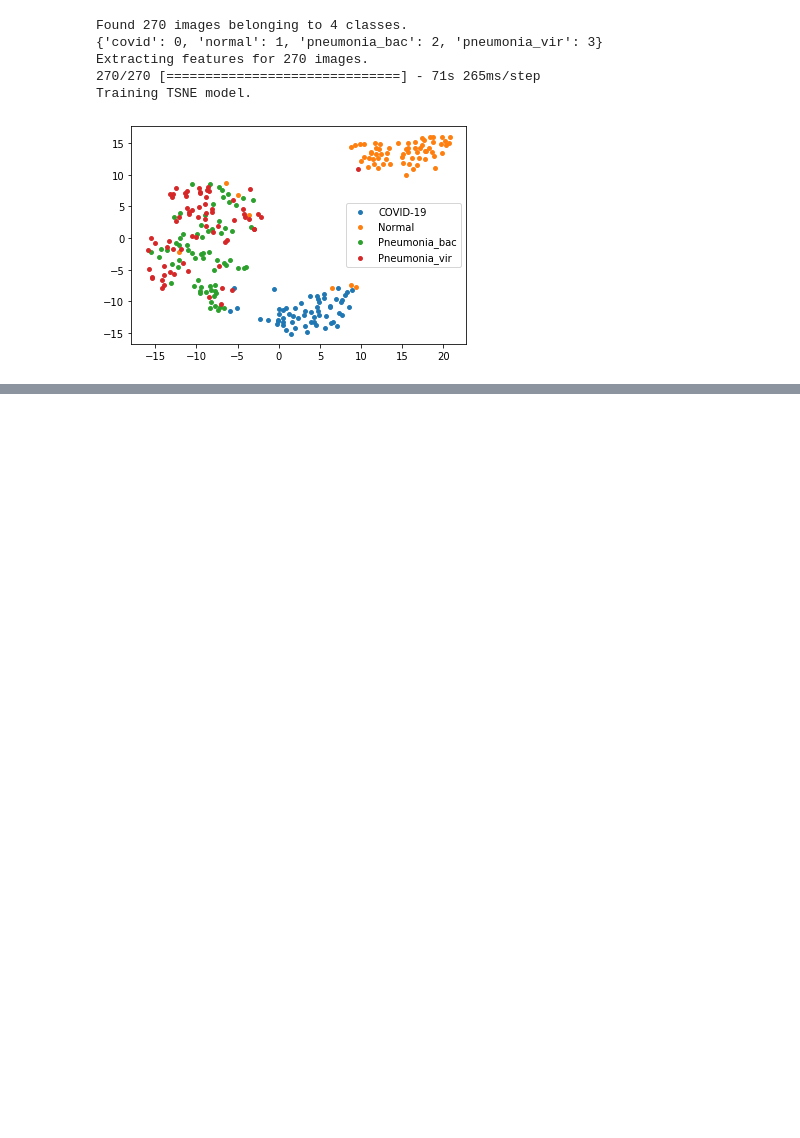
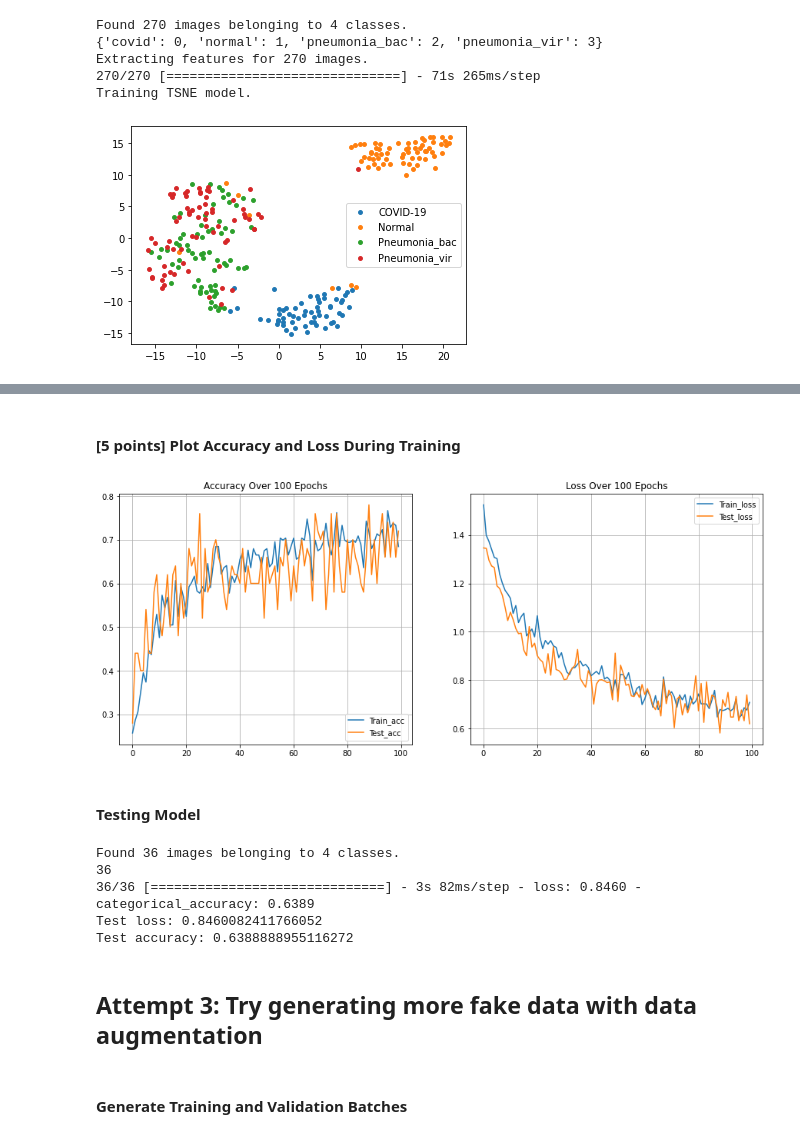
Before and after one commit to RichardChen123/CS440-Class-Challenge, a Jupyter notebook: task2.ipynb, the cells around one changed output, grey strips where cells are left out. Cells and saved outputs as stored; diff of their text form; code cells hidden in the pictures; blank space fills up the shorter version.

Commit message:
added some models and attempts in Task 2

```diff
--- a/task2.ipynb
+++ b/task2.ipynb
@@ -214,0 +223,14 @@ Training TSNE model.
+# %%
+vgg16 = tf.keras.applications.VGG16(weights='imagenet', include_top=False, input_shape=(224,224,3))
+vgg16.trainable = False
+model = tf.keras.Sequential([
+    vgg16,
+    tf.keras.layers.Flatten(),
+    tf.keras.layers.Dense(500, activation='relu'),
+    tf.keras.layers.Dropout(rate=0.2),
+    tf.keras.layers.Dense(125, activation='relu'),
+    tf.keras.layers.Dropout(rate=0.2),
+    tf.keras.layers.Dense(4, activation='softmax')
+])
+model.compile(optimizer = tf.keras.optimizers.Adam(learning_rate=1e-5), loss = 'categorical_crossentropy',
+              metrics = ['categorical_accuracy'])
@@ -214,0 +259,13 @@ Training TSNE model.
+# %%
+#FIT MODEL
+print(len(train_batches))
+print(len(valid_batches))
+
+
+STEP_SIZE_TRAIN=train_batches.n//train_batches.batch_size
+STEP_SIZE_VALID=valid_batches.n//valid_batches.batch_size
+
+
+
+res = model.fit(train_batches, epochs=NUM_EPOCHS, steps_per_epoch=STEP_SIZE_TRAIN, \
+          validation_data=valid_batches, validation_steps=STEP_SIZE_VALID)
@@ -214,0 +290,44 @@ Training TSNE model.
+# %% [markdown]
+#### [5 points] Plot Accuracy and Loss During Training
+# %%
+import matplotlib.pyplot as plt
+
+fig, (ax1, ax2) = plt.subplots(1, 2)
+fig.set_figheight(6)
+fig.set_figwidth(15)
+ax1.plot(res.history['categorical_accuracy'])
+ax1.plot(res.history['val_categorical_accuracy'])
+ax1.set_title('Accuracy Over ' + str(NUM_EPOCHS) + ' Epochs')
+ax1.legend(['Train_acc', 'Test_acc'], loc='lower right')
+ax1.grid(True)
+ax2.set_title('Loss Over ' + str(NUM_EPOCHS) + ' Epochs')
+ax2.plot(res.history['loss'])
+ax2.plot(res.history['val_loss'])
+ax2.legend(['Train_loss', 'Test_loss'], loc='upper right')
+ax2.grid(True)
+plt.show()
+# %% [output]
+[figure, added]
+# %% [markdown]
+#### Testing Model
+# %%
+test_datagen = ImageDataGenerator(rescale=1. / 255)
+
+eval_generator = test_datagen.flow_from_directory(TEST_DIR,target_size=IMAGE_SIZE,
+                                                  batch_size=1,shuffle=True,seed=42,class_mode="categorical")
+eval_generator.reset()
+print(len(eval_generator))
+x = model.evaluate_generator(eval_generator,steps = np.ceil(len(eval_generator)),
+                           use_multiprocessing = False,verbose = 1,workers=1)
+print('Test loss:' , x[0])
+print('Test accuracy:',x[1])
+# %% [output]
+Found 36 images belonging to 4 classes.
+36
+36/36 [==============================] - 3s 82ms/step - loss: 0.8460 - categorical_accuracy: 0.6389
+Test loss: 0.8460082411766052
+Test accuracy: 0.6388888955116272
+# %% [markdown]
+## Attempt 3: Try generating more fake data with data augmentation
+# %% [markdown]
+#### Generate Training and Validation Batches
```
Also changed, not shown: parts of 32 cells of this notebook.
